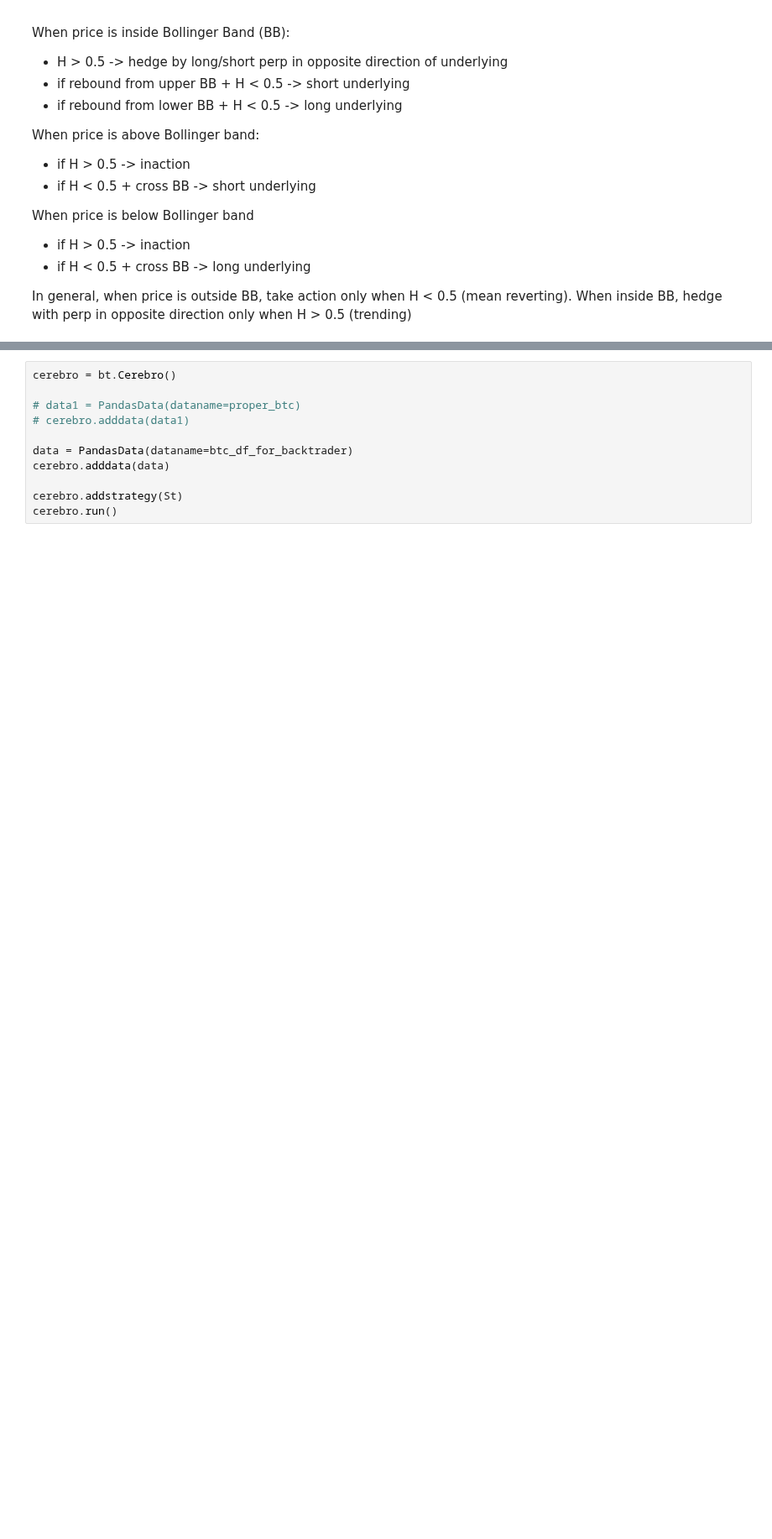
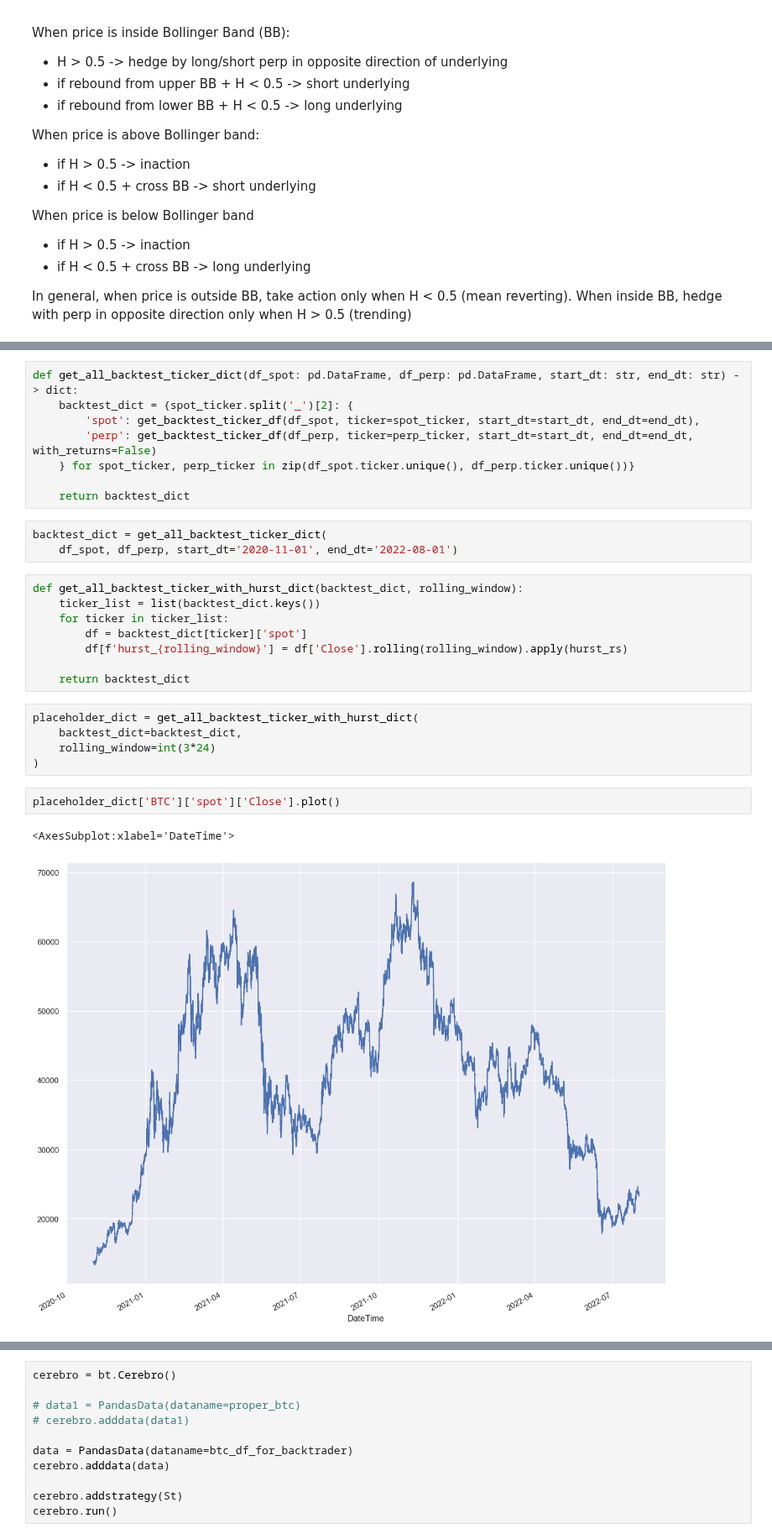
Before and after one commit to regression-gerry/hurst_capstone, a Jupyter notebook: notebooks/rescaled_range_analysis.ipynb, the cells around one changed output, grey strips where cells are left out. Shown at 84% size. Drawn from its saved outputs; the diff is of its cells as text; blank space fills up the shorter version.

Commit message:
new functions and dict

```diff
--- a/notebooks/rescaled_range_analysis.ipynb
+++ b/notebooks/rescaled_range_analysis.ipynb
@@ -223,0 +158,29 @@ def half_series(s, n):
+# %%
+def get_all_backtest_ticker_dict(df_spot: pd.DataFrame, df_perp: pd.DataFrame, start_dt: str, end_dt: str) -> dict:
+    backtest_dict = {spot_ticker.split('_')[2]: {
+        'spot': get_backtest_ticker_df(df_spot, ticker=spot_ticker, start_dt=start_dt, end_dt=end_dt),
+        'perp': get_backtest_ticker_df(df_perp, ticker=perp_ticker, start_dt=start_dt, end_dt=end_dt, with_returns=False)
+    } for spot_ticker, perp_ticker in zip(df_spot.ticker.unique(), df_perp.ticker.unique())}
+
+    return backtest_dict
+# %%
+backtest_dict = get_all_backtest_ticker_dict(
+    df_spot, df_perp, start_dt='2020-11-01', end_dt='2022-08-01')
+# %%
+def get_all_backtest_ticker_with_hurst_dict(backtest_dict, rolling_window):
+    ticker_list = list(backtest_dict.keys())
+    for ticker in ticker_list:
+        df = backtest_dict[ticker]['spot']
+        df[f'hurst_{rolling_window}'] = df['Close'].rolling(rolling_window).apply(hurst_rs)
+
+    return backtest_dict
+# %%
+placeholder_dict = get_all_backtest_ticker_with_hurst_dict(
+    backtest_dict=backtest_dict,
+    rolling_window=int(3*24)
+)
+# %%
+placeholder_dict['BTC']['spot']['Close'].plot()
+# %% [output]
+<AxesSubplot:xlabel='DateTime'>
+[figure, added]
```
Also changed, not shown: parts of 28 cells of this notebook, 6 other files.
